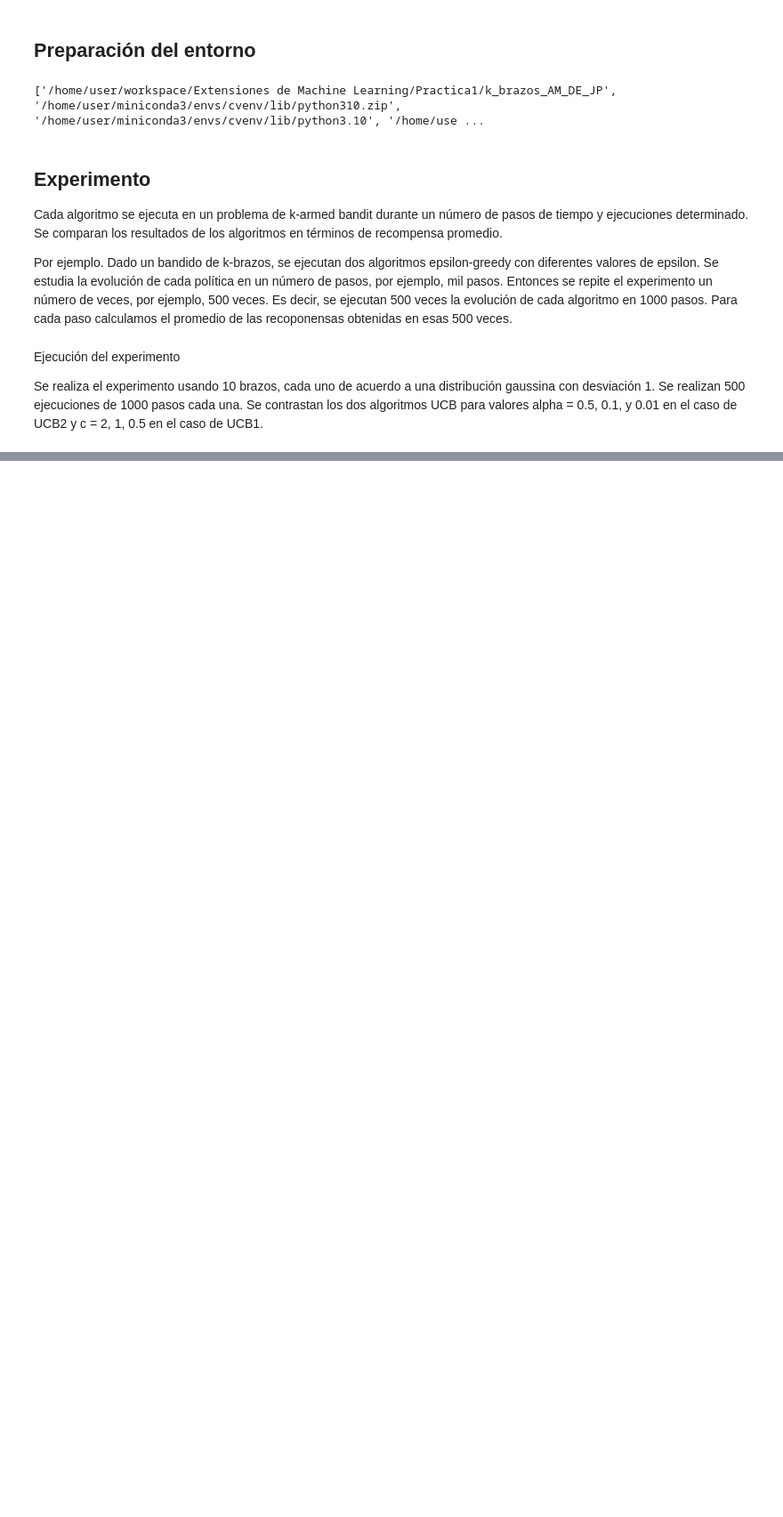
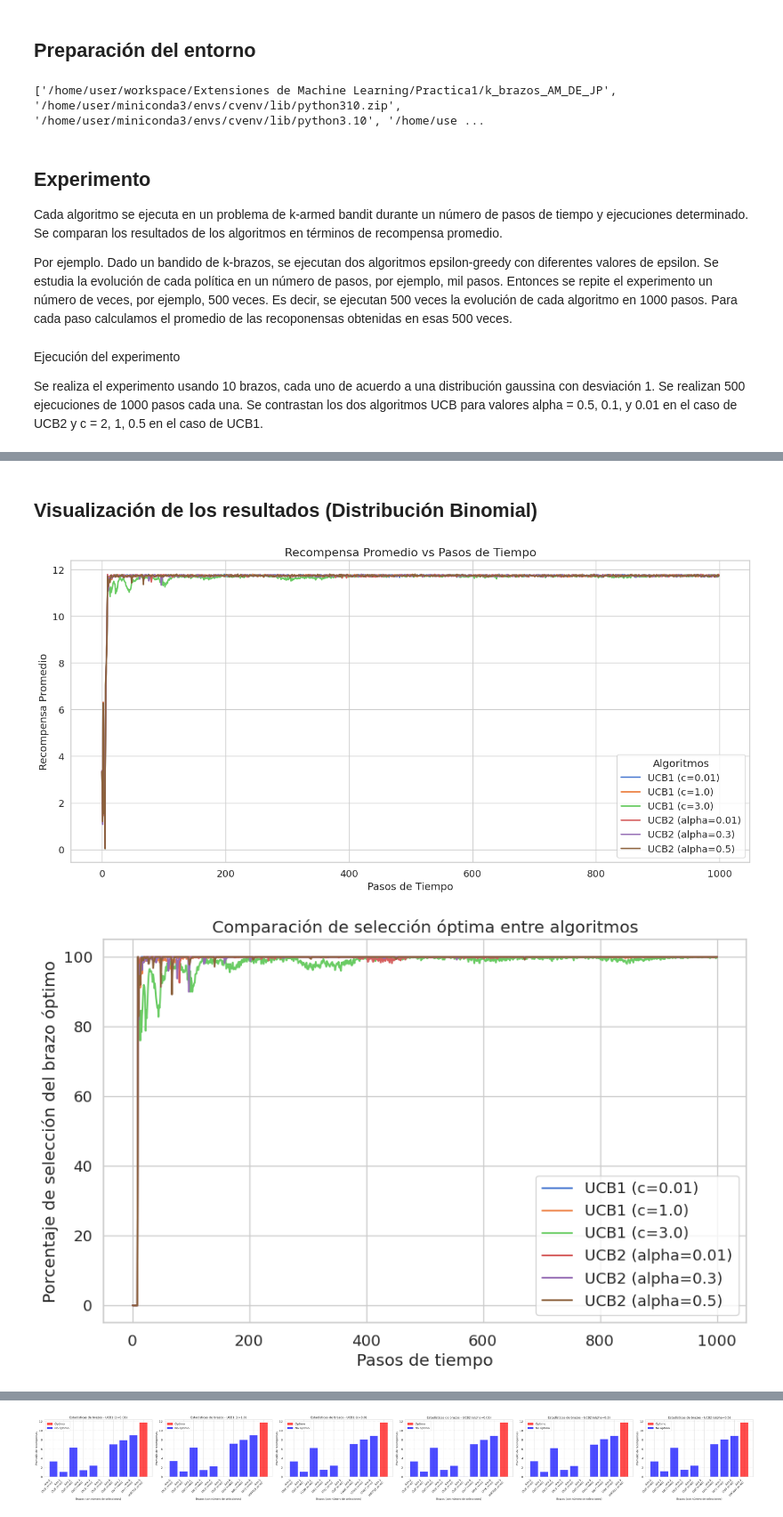
Before and after one commit to ermaury/k_brazos_AM_DE_JP, a Jupyter notebook: bandit_experiment-UCB.ipynb, the cells around one changed output, grey strips where cells are left out. Shown at 89% size. Drawn from its saved outputs; the diff is of its cells as text; code cells hidden in the pictures; blank space fills up the shorter version.

```diff
--- a/bandit_experiment-UCB.ipynb
+++ b/bandit_experiment-UCB.ipynb
@@ -188,0 +284,11 @@ En conclusión, ambos algoritmos alcanzan buenos resultados, sin embargo en la m
+# %% [markdown]
+## Visualización de los resultados (Distribución Binomial)
+# %%
+# Graficar los resultados
+plot_average_rewards(steps, rewards_binomial, algorithms)
+plot_optimal_selections(steps, optimal_selections_binomial, algorithms)
+plot_regret(steps, regret_accumulated_binomial, algorithms)
+plot_arm_statistics(arm_stats_binomial, algorithms)
+# %% [output]
+[figure, added]
+[figure, added]
@@ -188,0 +296 @@ En conclusión, ambos algoritmos alcanzan buenos resultados, sin embargo en la m
+[figure, added]
```
Also changed, not shown: parts of 13 cells of this notebook, 1 other file.
